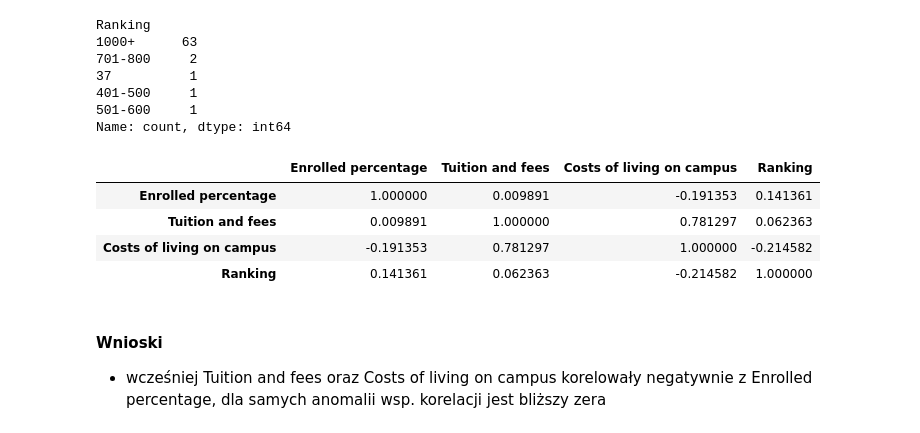
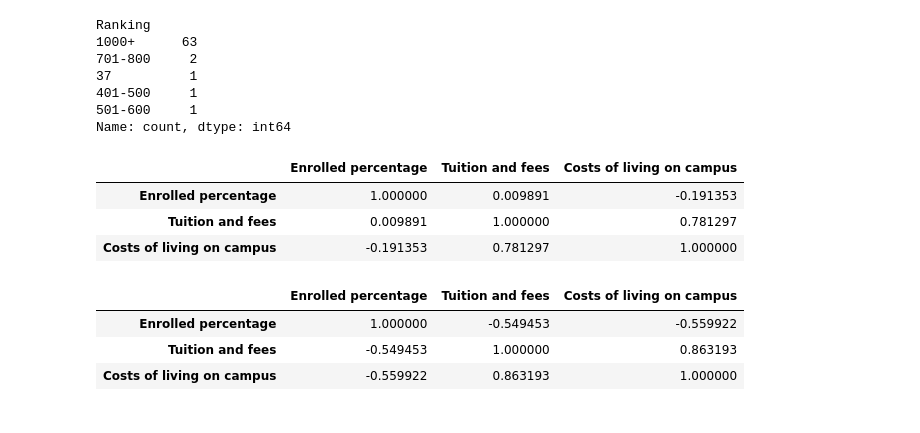
Before and after one commit to m-orlewski/american-universities-eda, a Jupyter notebook: Projekt.ipynb, the cells around one changed output. Cells and saved outputs as stored; diff of their text form; code cells hidden in the pictures.

```diff
--- a/Projekt.ipynb
+++ b/Projekt.ipynb
@@ -128,8 +130,9 @@ n_neighbors = 8
 # %%
 outliersDf = anomalyDetectionDf[anomalyDetectionDf['distance'] > threshold]
 outliersIndices = outliersDf.index.tolist() # powinno wyjść ok. 1% (13) / 5% (66) / 10% (130)
-outliersDf = df.loc[outliersIndices]
-outliersDf['Ranking'].value_counts()
+df['Outlier'] = False
+df.loc[outliersIndices, 'Outlier'] = True
+df[df['Outlier'] == True]['Ranking'].value_counts()
 # %% [output]
 Ranking
 1000+      63
@@ -139,19 +142,24 @@ Ranking
 501-600     1
 Name: count, dtype: int64
 # %%
-outliersForCmDf = outliersDf.drop(columns=['Name','Ranking display'])
+# Correlation Matrix for outliers
 
-outliersForCmDf['Ranking'] = df.apply(lambda row: modifyRanking(row['Ranking']), axis=1)
-outliersForCmDf['Ranking'] = pd.to_numeric(outliersForCmDf['Ranking'])
-
+outliersForCmDf = df[df['Outlier'] == True].drop(columns=['Name', 'Ranking', 'Ranking display', 'Outlier'])
 corrMatrixOutliers = outliersForCmDf.corr(method='pearson')
 corrMatrixOutliers.style.background_gradient(cmap='coolwarm')
 # %% [output]
-|  | Enrolled percentage | Tuition and fees | Costs of living on campus | Ranking |
-| Enrolled percentage | 1.000000 | 0.009891 | -0.191353 | 0.141361 |
-| Tuition and fees | 0.009891 | 1.000000 | 0.781297 | 0.062363 |
-| Costs of living on campus | -0.191353 | 0.781297 | 1.000000 | -0.214582 |
-| Ranking | 0.141361 | 0.062363 | -0.214582 | 1.000000 |
+|  | Enrolled percentage | Tuition and fees | Costs of living on campus |
+| Enrolled percentage | 1.000000 | 0.009891 | -0.191353 |
+| Tuition and fees | 0.009891 | 1.000000 | 0.781297 |
+| Costs of living on campus | -0.191353 | 0.781297 | 1.000000 |
-# %% [markdown]
-#### Wnioski
-- wcześniej Tuition and fees oraz Costs of living on campus korelowały negatywnie z Enrolled percentage, dla samych anomalii wsp. korelacji jest bliższy zera
+# %%
+# Correlation Matrix for non outliers
+
+nonOutliersForCmDf = df[df['Outlier'] == False].drop(columns=['Name', 'Ranking', 'Ranking display', 'Outlier'])
+corrMatrixNonOutliers = nonOutliersForCmDf.corr(method='pearson')
+corrMatrixNonOutliers.style.background_gradient(cmap='coolwarm')
+# %% [output]
+|  | Enrolled percentage | Tuition and fees | Costs of living on campus |
+| Enrolled percentage | 1.000000 | -0.549453 | -0.559922 |
+| Tuition and fees | -0.549453 | 1.000000 | 0.863193 |
+| Costs of living on campus | -0.559922 | 0.863193 | 1.000000 |
```
Also changed, not shown: parts of 8 cells of this notebook.
